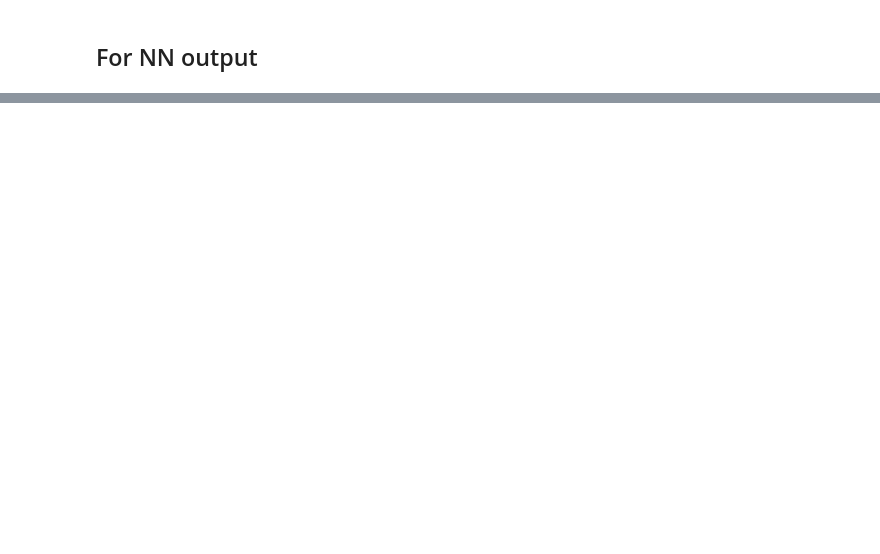
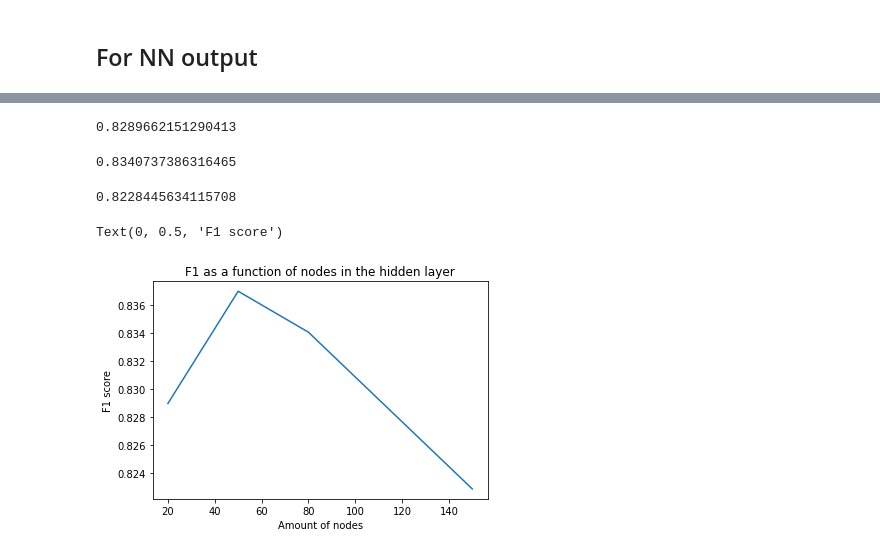
Before and after one commit to Caesar-blip/NLP, a Jupyter notebook: Ass1_PartB.ipynb, the cells around one changed output, grey strips where cells are left out. Drawn from its saved outputs; the diff is of its cells as text; code cells hidden in the pictures; blank space fills up the shorter version.

```diff
--- a/Ass1_PartB.ipynb
+++ b/Ass1_PartB.ipynb
@@ -648,0 +655,47 @@ F1: 0.27009646302250806
+# %%
+## dataset 2: lstm_hidden dim of 20
+data_2 = pd.read_csv('experiments/base_model/model_output.tsv', encoding = 'latin-1', sep='\t', header = 0, names = header_names)
+data_2 = data_2.dropna()
+
+data_2['gold'] = binarize(list(data_2['gold']))
+data_2['predict'] = binarize(list(data_2['predict']))
+
+f2 = f1_score(data_2['gold'], data_2['predict'], pos_label=target,average=average)
+print(f2)
+# %% [output]
+0.8289662151290413
+# %%
+## dataset 3: lstm_hidden of 80
+data_3 = pd.read_csv('experiments/base_model/model_output.tsv', encoding = 'latin-1', sep='\t', header = 0, names = header_names)
+data_3 = data_3.dropna()
+
+data_3['gold'] = binarize(list(data_3['gold']))
+data_3['predict'] = binarize(list(data_3['predict']))
+
+f3 = f1_score(data_3['gold'], data_3['predict'], pos_label=target,average=average)
+print(f3)
+# %% [output]
+0.8340737386316465
+# %%
+## dataset 4: lstm_hidden of 150
+data_4 = pd.read_csv('experiments/base_model/model_output.tsv', encoding = 'latin-1', sep='\t', header = 0, names = header_names)
+data_4 = data_4.dropna()
+
+data_4['gold'] = binarize(list(data_4['gold']))
+data_4['predict'] = binarize(list(data_4['predict']))
+
+f4 = f1_score(data_4['gold'], data_4['predict'], pos_label=target,average=average)
+print(f4)
+# %% [output]
+0.8228445634115708
+# %%
+fs = [f2,f1,f3,f4]
+nodes = [20, 50, 80, 150]
+
+plt.plot(nodes, fs)
+plt.title("F1 as a function of nodes in the hidden layer")
+plt.xlabel("Amount of nodes")
+plt.ylabel("F1 score")
+# %% [output]
+Text(0, 0.5, 'F1 score')
+[figure, added]
```
Also changed, not shown: parts of 10 cells of this notebook, 12 other files.
